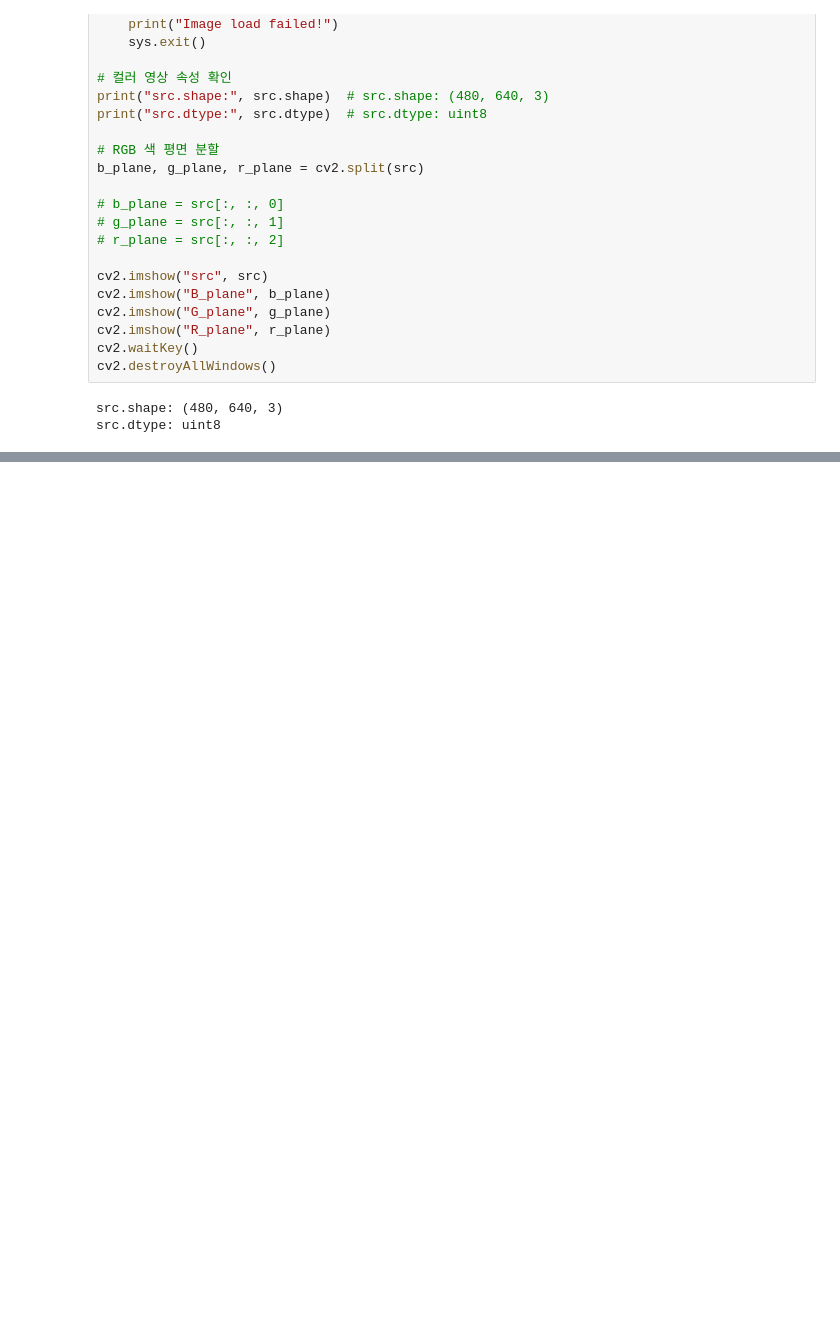
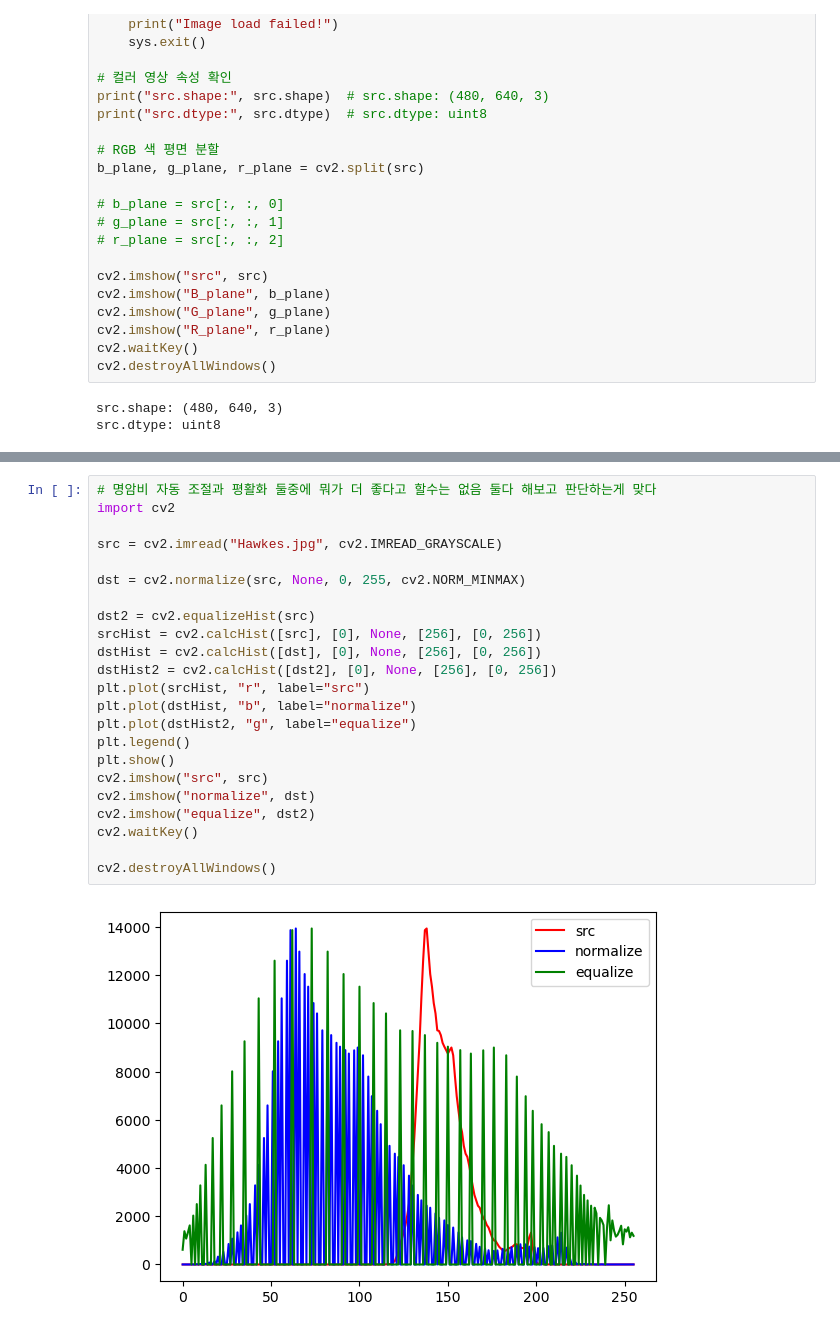
Before and after one commit to Junseon-Human/learn_python, a Jupyter notebook: 28_opencv_day2/opencv_ex2.ipynb, the cells around one changed output, grey strips where cells are left out. Saved outputs shown, nothing was run; the diff lists cells and outputs as text; blank space fills up the shorter version.

```diff
--- a/28_opencv_day2/opencv_ex2.ipynb
+++ b/28_opencv_day2/opencv_ex2.ipynb
@@ -83,0 +178,25 @@ src.dtype: uint8
+# %%
+# 명암비 자동 조절과 평활화 둘중에 뭐가 더 좋다고 할수는 없음 둘다 해보고 판단하는게 맞다
+import cv2
+
+src = cv2.imread("Hawkes.jpg", cv2.IMREAD_GRAYSCALE)
+
+dst = cv2.normalize(src, None, 0, 255, cv2.NORM_MINMAX)
+
+dst2 = cv2.equalizeHist(src)
+srcHist = cv2.calcHist([src], [0], None, [256], [0, 256])
+dstHist = cv2.calcHist([dst], [0], None, [256], [0, 256])
+dstHist2 = cv2.calcHist([dst2], [0], None, [256], [0, 256])
+plt.plot(srcHist, "r", label="src")
+plt.plot(dstHist, "b", label="normalize")
+plt.plot(dstHist2, "g", label="equalize")
+plt.legend()
+plt.show()
+cv2.imshow("src", src)
+cv2.imshow("normalize", dst)
+cv2.imshow("equalize", dst2)
+cv2.waitKey()
+
+cv2.destroyAllWindows()
+# %% [output]
+[figure, added]
```
Also changed, not shown: parts of 52 cells of this notebook, 12 other files.
